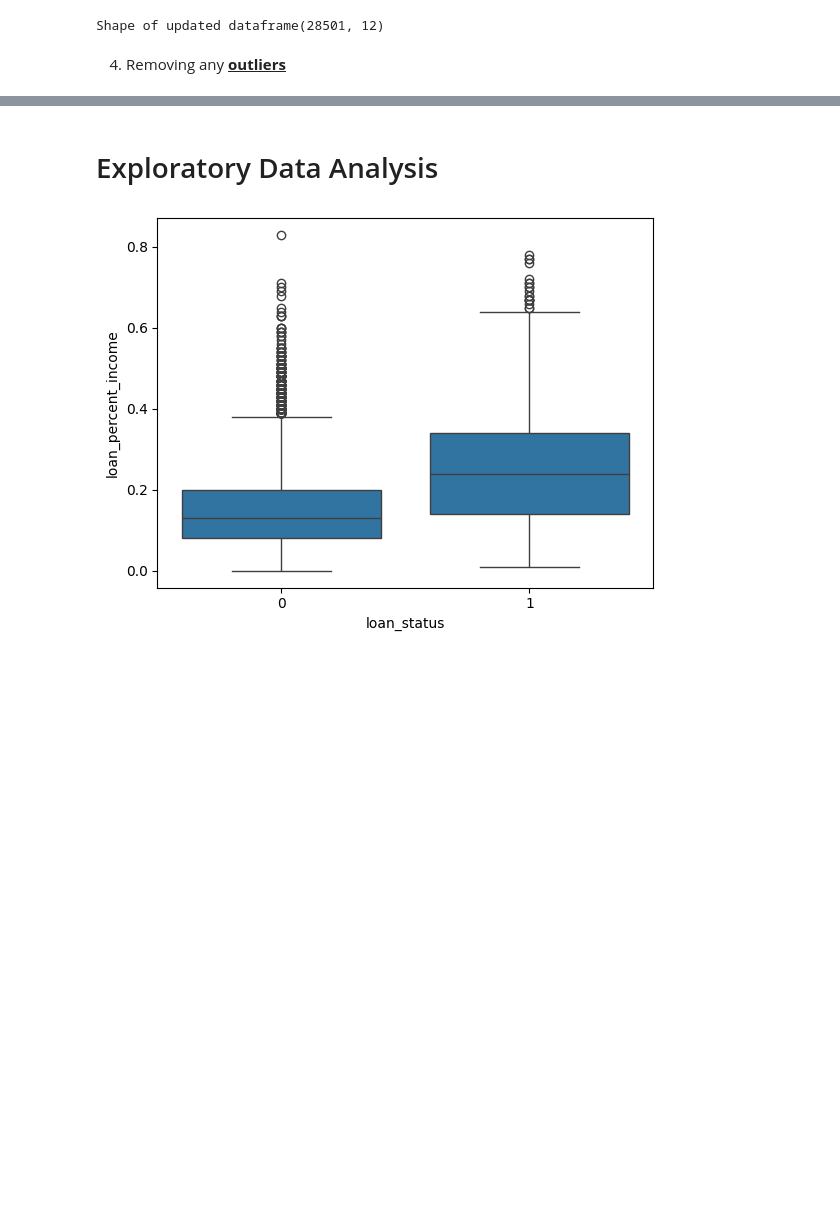
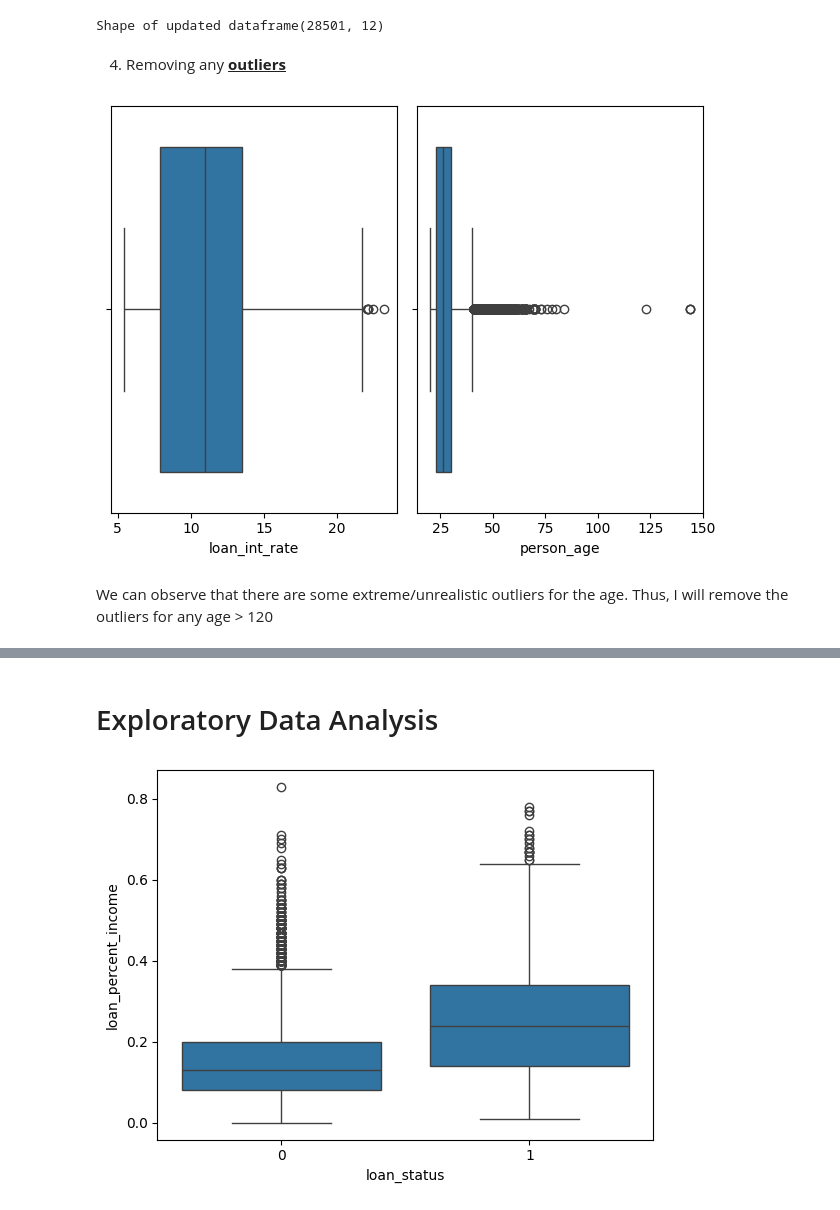
Before and after one commit to OlamideOgunjobi/Loan-Default-Prediction, a Jupyter notebook: notebooks/analyze.ipynb, the cells around one changed output, grey strips where cells are left out. Saved outputs shown, nothing was run; the diff lists cells and outputs as text; code cells hidden in the pictures; blank space fills up the shorter version.

```diff
--- a/notebooks/analyze.ipynb
+++ b/notebooks/analyze.ipynb
@@ -146,4 +152,17 @@ print(f"Shape of updated dataframe{financialDF.shape}")
 Shape of updated dataframe(28501, 12)
 # %% [markdown]
 4. Removing any <u>**outliers**</u>
+# %%
+plt.subplot(1, 2, 1)
+sns.boxplot(x=financialDF['loan_int_rate'])
+
+plt.subplot(1, 2, 2)
+sns.boxplot(x=financialDF['person_age'])
+
+plt.tight_layout()
+plt.show()
+# %% [output]
+[figure, added]
+# %% [markdown]
+We can observe that there are some extreme/unrealistic outliers for the age. Thus, I will remove the outliers for any age > 120
 # %%
```
Also changed, not shown: parts of 20 cells of this notebook.
